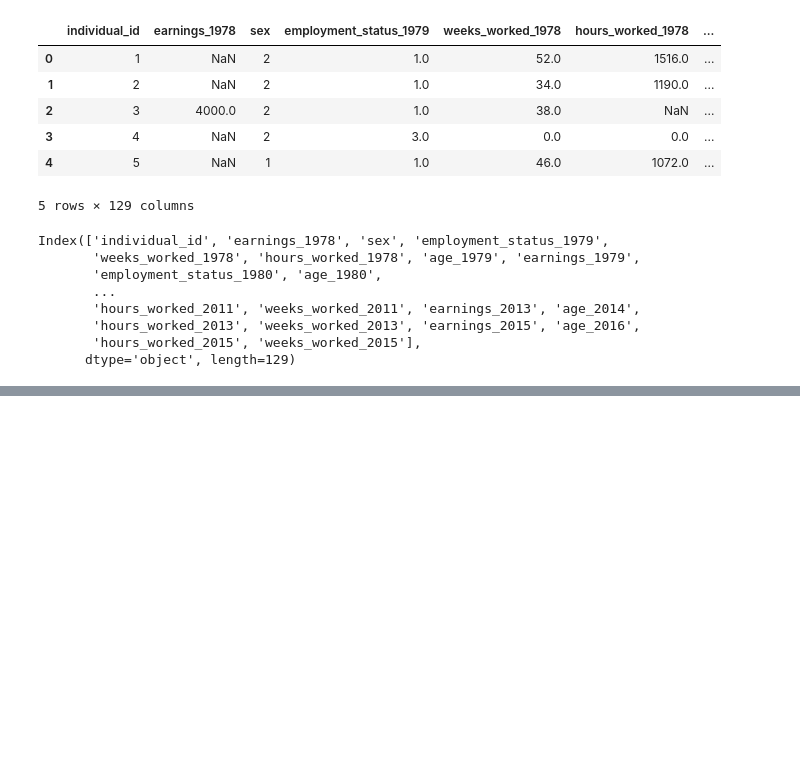
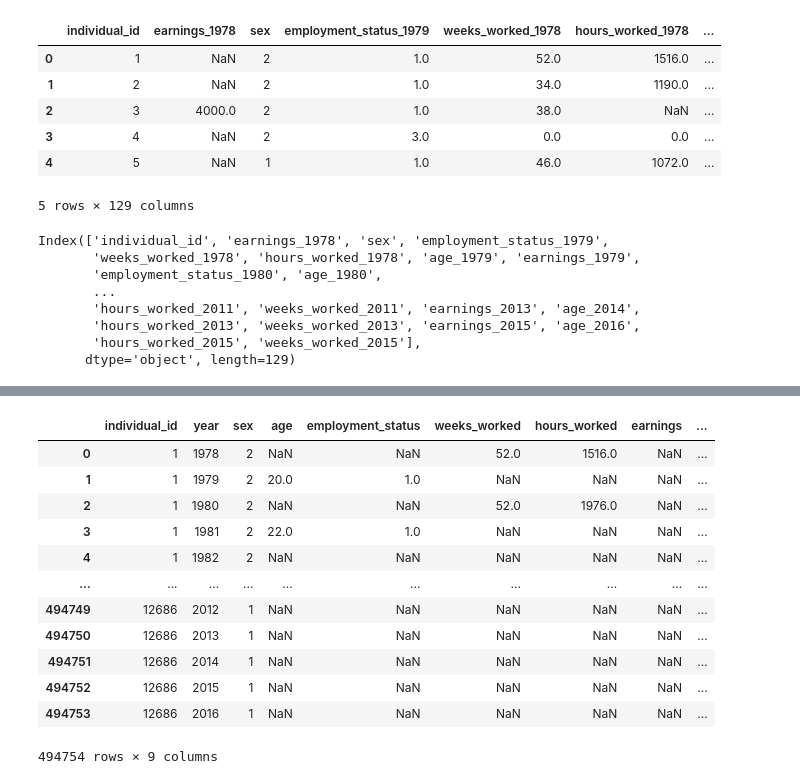
Before and after one commit to berikabinzet/Final_Project, a Jupyter notebook: src/data_management/Data_Cleaning_Codes.ipynb, the cells around one changed output, grey strips where cells are left out. Cells and saved outputs as stored; diff of their text form; code cells hidden in the pictures; blank space fills up the shorter version.

Commit message:
Added data and codes related to child specific variables.

```diff
--- a/Codes.ipynb
+++ b/src/data_management/Data_Cleaning_Codes.ipynb
@@ -203,0 +188,32 @@ nlsy_df_long
+# %%
+#changing the names of variables
+name_dict = dict(zip(child_var_info["nlsy_name"], child_var_info["readable_name"]))
+#adapting the names in the data file accordingly
+child_data_raw.rename(columns=(name_dict), inplace=True)
+# %%
+# Changing data types
+child_data_raw = child_data_raw.astype({'individual_id':'int', 'first_child':'int'})
+# Setting individual_id as the index
+child_data_raw.set_index(['individual_id'], inplace=True)
+# %%
+child_data = child_data_raw.applymap(negative_as_missing)
+# %%
+# Merging two dataframe, using individual_id and year as indexes
+df = pd.merge(nlsy_df_long, child_data, how="left", on=["individual_id"], right_index = True)
+# %%
+df = df.reset_index()
+df
+# %% [output]
+|  | individual_id | year | sex | age | employment_status | weeks_worked | hours_worked | earnings | ... |
+| 0 | 1 | 1978 | 2 | NaN | NaN | 52.0 | 1516.0 | NaN | ... |
+| 1 | 1 | 1979 | 2 | 20.0 | 1.0 | NaN | NaN | NaN | ... |
+| 2 | 1 | 1980 | 2 | NaN | NaN | 52.0 | 1976.0 | NaN | ... |
+| 3 | 1 | 1981 | 2 | 22.0 | 1.0 | NaN | NaN | NaN | ... |
+| 4 | 1 | 1982 | 2 | NaN | NaN | NaN | NaN | NaN | ... |
+| ... | ... | ... | ... | ... | ... | ... | ... | ... | ... |
+| 494749 | 12686 | 2012 | 1 | NaN | NaN | NaN | NaN | NaN | ... |
+| 494750 | 12686 | 2013 | 1 | NaN | NaN | NaN | NaN | NaN | ... |
+| 494751 | 12686 | 2014 | 1 | NaN | NaN | NaN | NaN | NaN | ... |
+| 494752 | 12686 | 2015 | 1 | NaN | NaN | NaN | NaN | NaN | ... |
+| 494753 | 12686 | 2016 | 1 | NaN | NaN | NaN | NaN | NaN | ... |
+494754 rows × 9 columns
```
Also changed, not shown: parts of 8 cells of this notebook, 3 other files.
